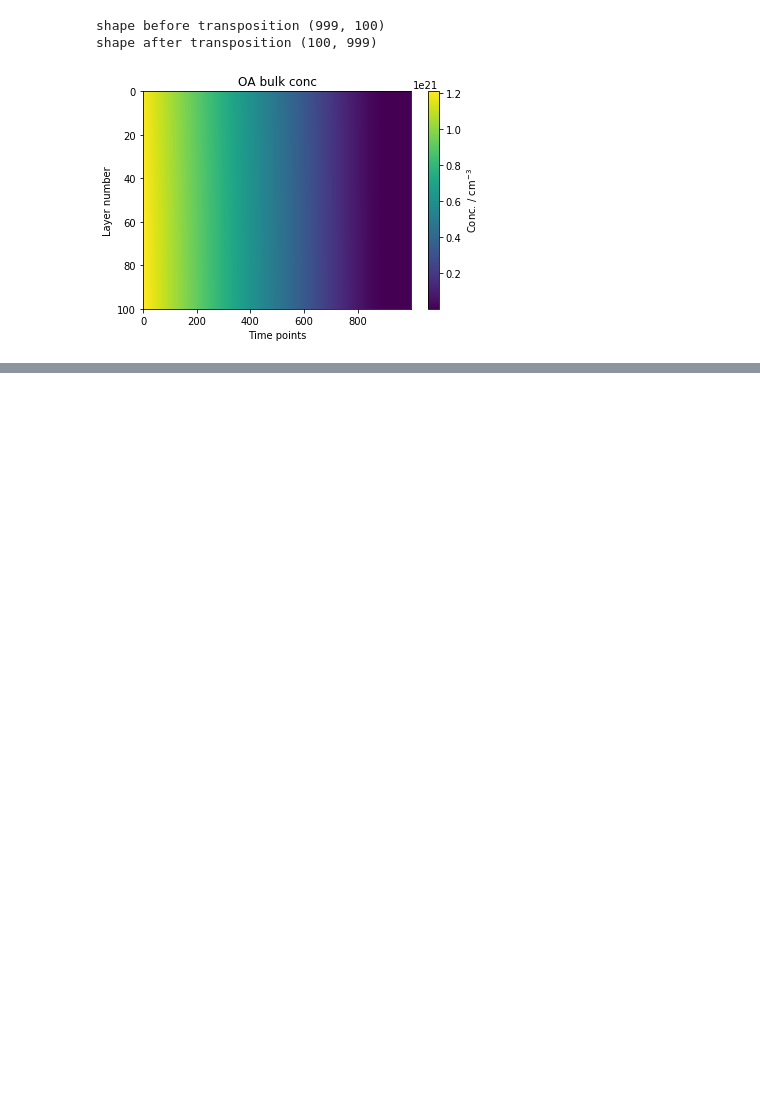
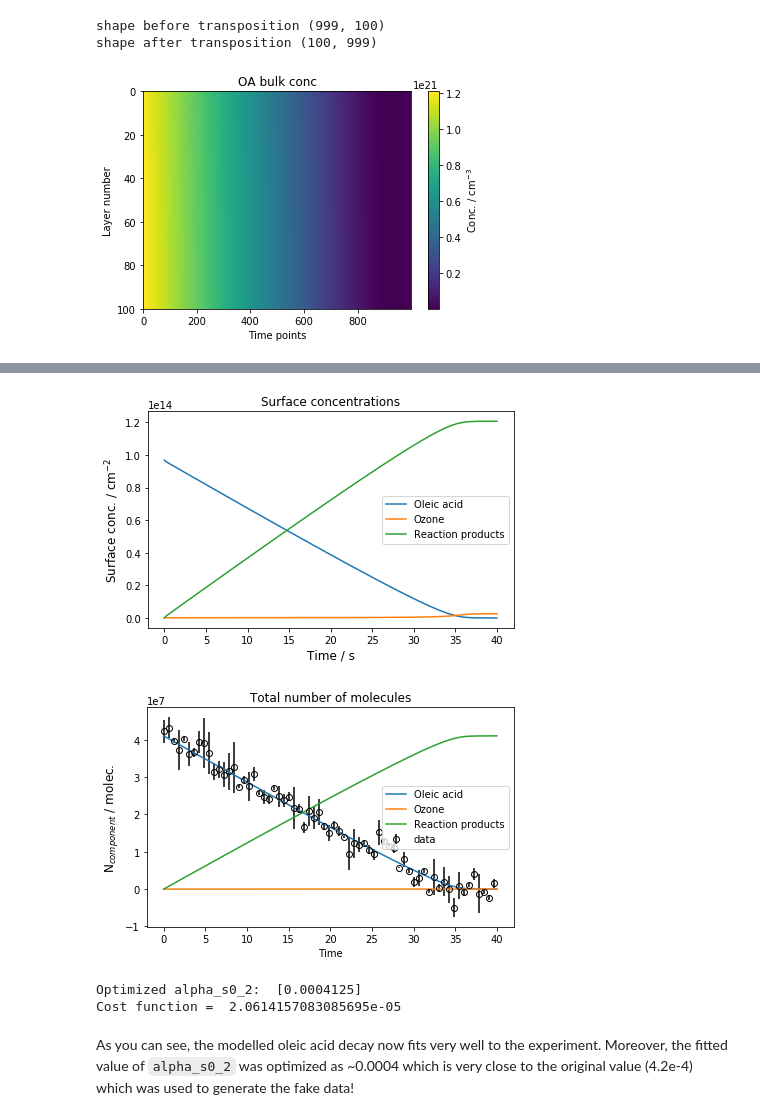
Before and after one commit to tintin554/multilayerpy, a Jupyter notebook: multilayerpy_crash_course.ipynb, the cells around one changed output, grey strips where cells are left out. Drawn from its saved outputs; the diff is of its cells as text; code cells hidden in the pictures; blank space fills up the shorter version.

```diff
--- a/multilayerpy_crash_course.ipynb
+++ b/multilayerpy_crash_course.ipynb
@@ -211,0 +268,9 @@ shape after transposition (100, 999)
+# %%
+# the oleic acid decay is way too fast
+# create an optimizer object which will vary alpha_s0_2. I've called it "fitter" here
+
+fitter = optimize.Optimizer(sim,fake_data)
+
+# fit the model + experiment, default method is simplex
+# this will take a few moments...
+res = fitter.fit()
@@ -211,0 +288,15 @@ shape after transposition (100, 999)
+# %%
+# we need to run the model once again and plot the fitted model
+sim.run(n_layers,rp,time_span,n_time,V,A,layer_thick,Y0=y0)
+sim.plot(data=fake_data)
+
+# print the optimized parameter and the cost function value
+print('Optimized alpha_s0_2: ', res.x)
+print('Cost function = ', res.fun)
+# %% [output]
+[figure, added]
+[figure, added]
+Optimized alpha_s0_2:  [0.0004125]
+Cost function =  2.0614157083085695e-05
+# %% [markdown]
+As you can see, the modelled oleic acid decay now fits very well to the experiment. Moreover, the fitted value of `alpha_s0_2` was optimized as ~0.0004 which is very close to the original value (4.2e-4) which was used to generate the fake data!
```
Also changed, not shown: parts of 10 cells of this notebook, 4 other files.
